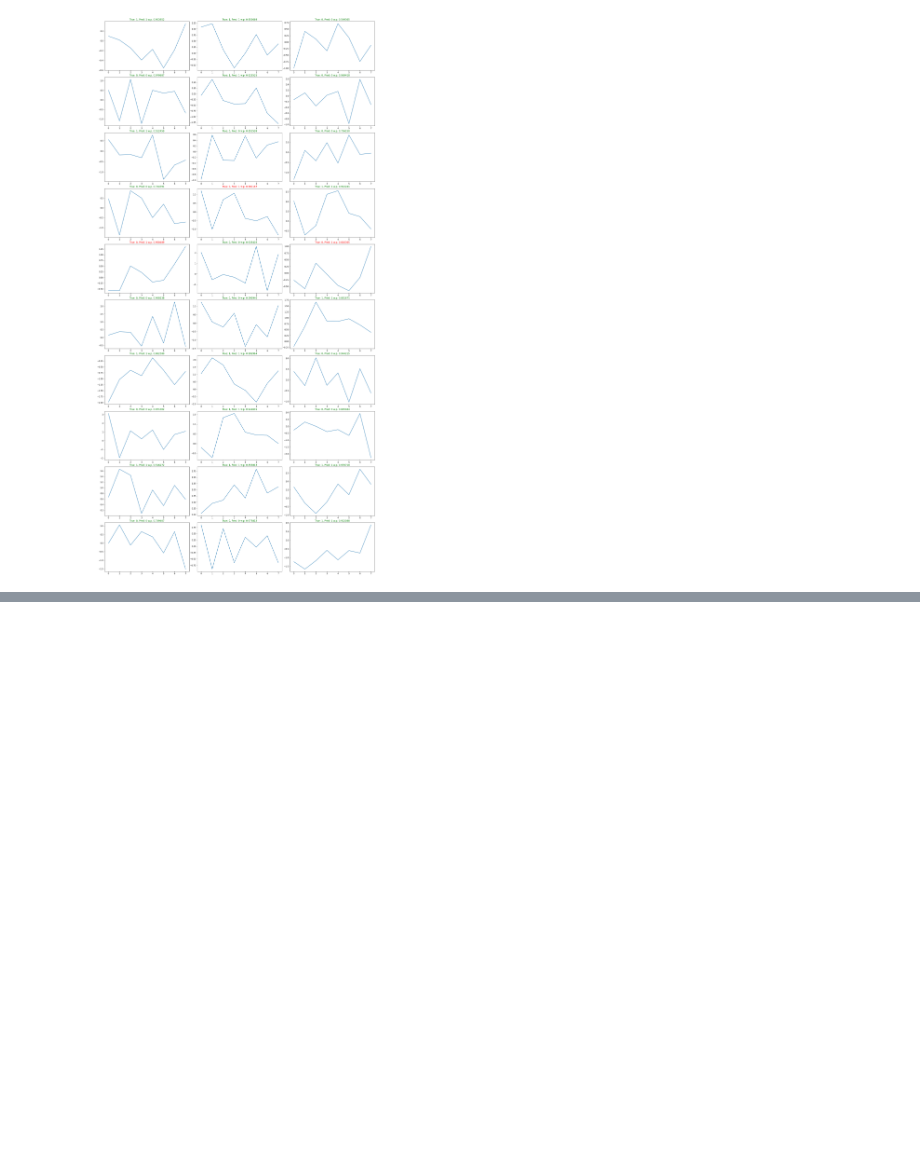
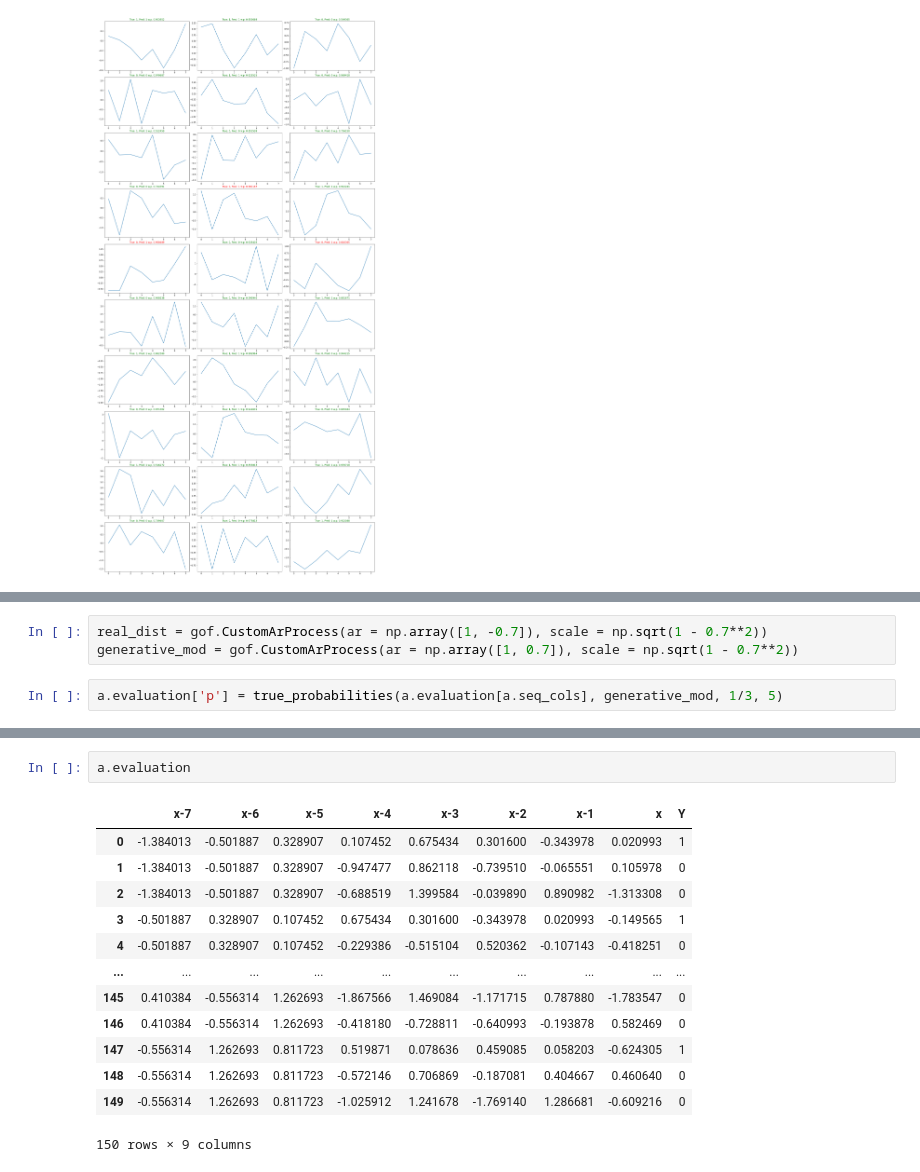
Before and after one commit to galenvincent/seq-GOF, a Jupyter notebook: testing.ipynb, the cells around one changed output, grey strips where cells are left out. Drawn from its saved outputs; the diff is of its cells as text; blank space fills up the shorter version.

```diff
--- a/testing.ipynb
+++ b/testing.ipynb
@@ -526,0 +513,5 @@ def ar_generate(alpha, sigma, n, starters):
+# %%
+real_dist = gof.CustomArProcess(ar = np.array([1, -0.7]), scale = np.sqrt(1 - 0.7**2))
+generative_mod = gof.CustomArProcess(ar = np.array([1, 0.7]), scale = np.sqrt(1 - 0.7**2))
+# %%
+a.evaluation['p'] = true_probabilities(a.evaluation[a.seq_cols], generative_mod, 1/3, 5)
@@ -526,0 +529,16 @@ def ar_generate(alpha, sigma, n, starters):
+# %%
+a.evaluation
+# %% [output]
+|  | x-7 | x-6 | x-5 | x-4 | x-3 | x-2 | x-1 | x | Y |
+| 0 | -1.384013 | -0.501887 | 0.328907 | 0.107452 | 0.675434 | 0.301600 | -0.343978 | 0.020993 | 1 |
+| 1 | -1.384013 | -0.501887 | 0.328907 | -0.947477 | 0.862118 | -0.739510 | -0.065551 | 0.105978 | 0 |
+| 2 | -1.384013 | -0.501887 | 0.328907 | -0.688519 | 1.399584 | -0.039890 | 0.890982 | -1.313308 | 0 |
+| 3 | -0.501887 | 0.328907 | 0.107452 | 0.675434 | 0.301600 | -0.343978 | 0.020993 | -0.149565 | 1 |
+| 4 | -0.501887 | 0.328907 | 0.107452 | -0.229386 | -0.515104 | 0.520362 | -0.107143 | -0.418251 | 0 |
+| ... | ... | ... | ... | ... | ... | ... | ... | ... | ... |
+| 145 | 0.410384 | -0.556314 | 1.262693 | -1.867566 | 1.469084 | -1.171715 | 0.787880 | -1.783547 | 0 |
+| 146 | 0.410384 | -0.556314 | 1.262693 | -0.418180 | -0.728811 | -0.640993 | -0.193878 | 0.582469 | 0 |
+| 147 | -0.556314 | 1.262693 | 0.811723 | 0.519871 | 0.078636 | 0.459085 | 0.058203 | -0.624305 | 1 |
+| 148 | -0.556314 | 1.262693 | 0.811723 | -0.572146 | 0.706869 | -0.187081 | 0.404667 | 0.460640 | 0 |
+| 149 | -0.556314 | 1.262693 | 0.811723 | -1.025912 | 1.241678 | -1.769140 | 1.286681 | -0.609216 | 0 |
+150 rows × 9 columns
```
Also changed, not shown: parts of 23 cells of this notebook, 1 other file.
